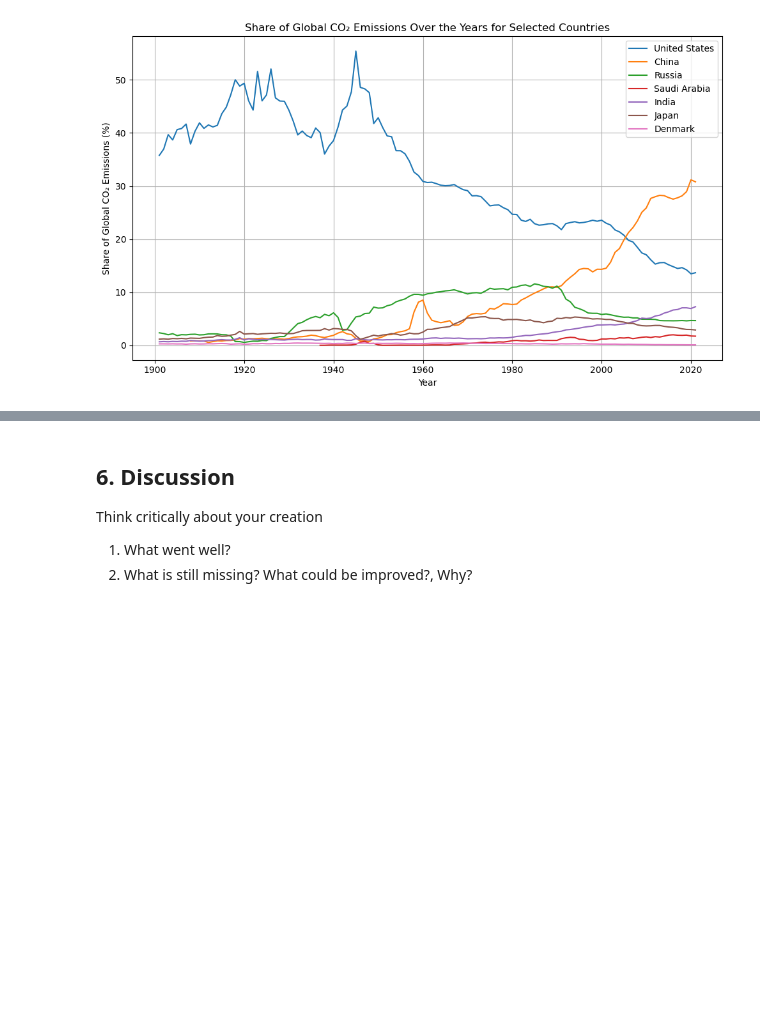
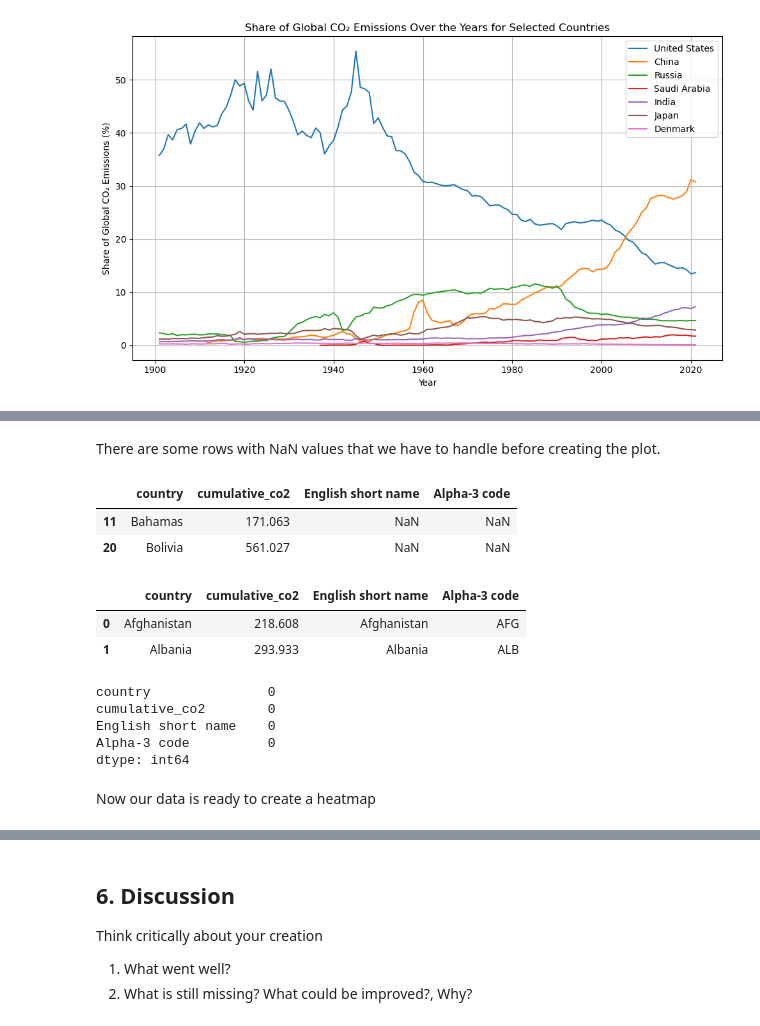
Before and after one commit to magolimbo/Social_data_analysis_and_visualisation, a Jupyter notebook: project/main.ipynb, the cells around one changed output, grey strips where cells are left out. Cells and saved outputs as stored; diff of their text form; code cells hidden in the pictures; blank space fills up the shorter version.

```diff
--- a/project/main.ipynb
+++ b/project/main.ipynb
@@ -453,0 +528,69 @@ to gabriele: so far this the analysis i have donde i think is enough as all the
+# %%
+rows_with_nan = merged_df[merged_df.isna().any(axis=1)]
+
+df_with_nan = rows_with_nan.copy()
+# %% [markdown]
+There are some rows with NaN values that we have to handle before creating the plot.
+# %%
+df_with_nan.head(2)
+# %% [output]
+|  | country | cumulative_co2 | English short name | Alpha-3 code |
+| 11 | Bahamas | 171.063 | NaN | NaN |
+| 20 | Bolivia | 561.027 | NaN | NaN |
+# %%
+iso_mapping = {
+    'Bahamas': 'BHS',
+    'Bolivia': 'BOL',
+    'Brunei': 'BRN',
+    'Cape Verde': 'CPV',
+    'Central African Republic': 'CAF',
+    'Comoros': 'COM',
+    'Congo': 'COG',
+    'Cook Islands': 'COK',
+    "Cote d'Ivoire": 'CIV',
+    'Democratic Republic of Congo': 'COD',
+    'Dominican Republic': 'DOM',
+    'East Timor': 'TLS',
+    'Gambia': 'GMB',
+    'Iran': 'IRN',
+    'Laos': 'LAO',
+    'Marshall Islands': 'MHL',
+    'Micronesia (country)': 'FSM',
+    'Moldova': 'MDA',
+    'Netherlands': 'NLD',
+    'Niger': 'NER',
+    'North Korea': 'PRK',
+    'Philippines': 'PHL',
+    'Russia': 'RUS',
+    'South Korea': 'KOR',
+    'Sudan': 'SDN',
+    'Syria': 'SYR',
+    'Tanzania': 'TZA',
+    'United Arab Emirates': 'ARE',
+    'United Kingdom': 'GBR',
+    'United States': 'USA',
+    'Venezuela': 'VEN',
+    'Vietnam': 'VNM'
+}
+
+# Update the 'Alpha-3 code' and 'English short name' columns in the DataFrame
+for country, iso_code in iso_mapping.items():
+    merged_df.loc[merged_df['country'] == country, 'Alpha-3 code'] = iso_code
+    merged_df.loc[merged_df['country'] == country, 'English short name'] = country
+
+
+merged_df.head(2)
+# %% [output]
+|  | country | cumulative_co2 | English short name | Alpha-3 code |
+| 0 | Afghanistan | 218.608 | Afghanistan | AFG |
+| 1 | Albania | 293.933 | Albania | ALB |
+# %%
+merged_df.isnull().sum()
+# %% [output]
+country               0
+cumulative_co2        0
+English short name    0
+Alpha-3 code          0
+dtype: int64
+# %% [markdown]
+Now our data is ready to create a heatmap
```
Also changed, not shown: parts of 21 cells of this notebook, 1 other file.
